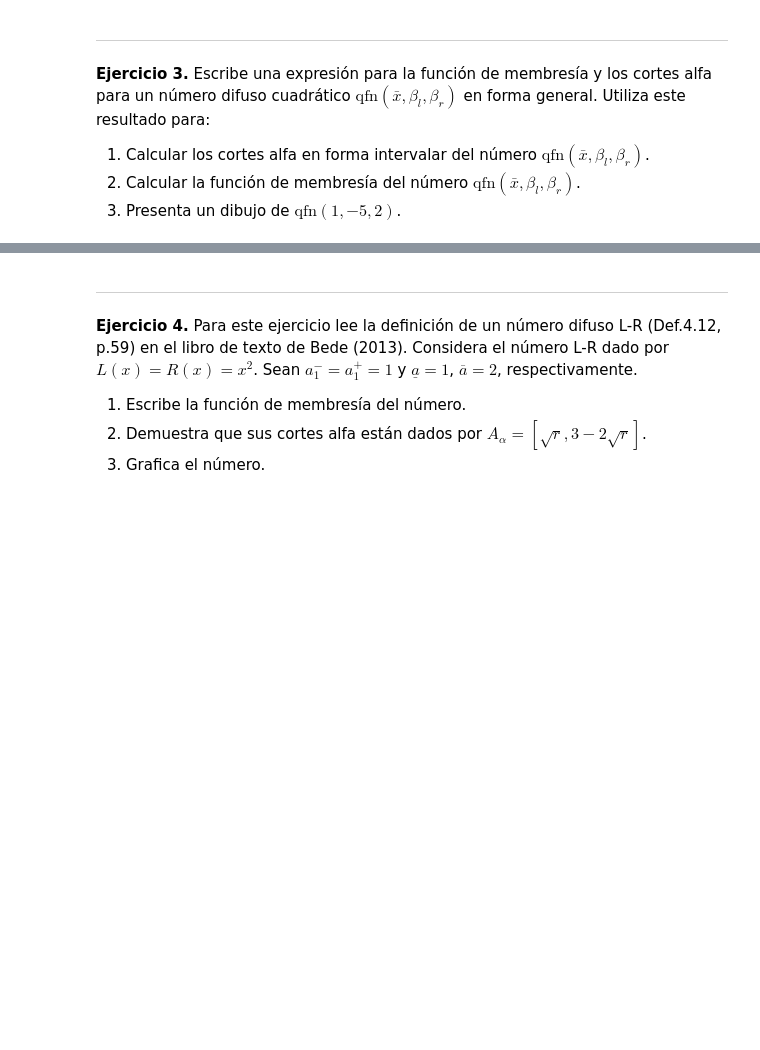
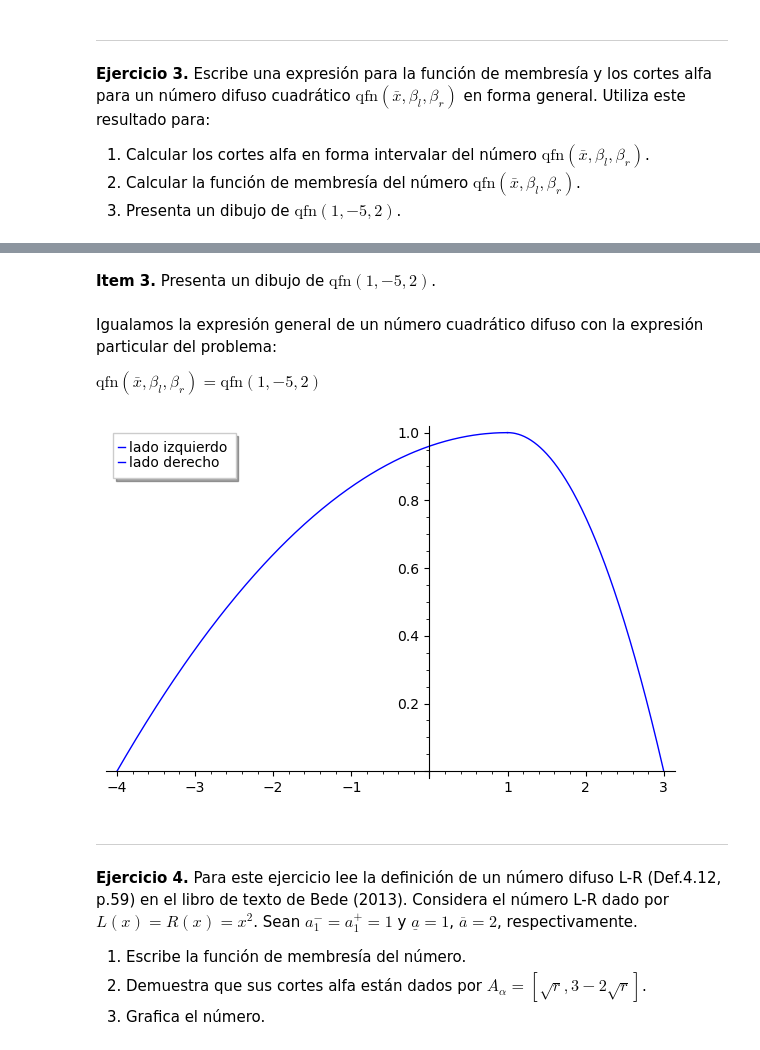
Before and after one commit to KeithMaxwell20/Notebook-Aplicada, a Jupyter notebook: ejercitario2.ipynb, the cells around one changed output, grey strips where cells are left out. Saved outputs shown, nothing was run; the diff lists cells and outputs as text; code cells hidden in the pictures; blank space fills up the shorter version.

```diff
--- a/ejercitario2.ipynb
+++ b/ejercitario2.ipynb
@@ -130,5 +225,7 @@ $$
 # %% [markdown]
 **Item 4**. Dibuja $A$ y $A^2$ en una misma gráfica para compararlos.
+# %%
+x,y=SR.var('x,y')
 # %% [markdown]
 ---
 **Ejercicio 3.** Escribe una expresión para la función de membresía y los cortes alfa para un número difuso cuadrático $\text{qfn}(\bar x,\beta_l,\beta_r)$ en forma general. Utiliza este resultado para:
@@ -139,3 +267,18 @@ $$
+# %% [markdown]
+
+**Item 3.** Presenta un dibujo de $\text{qfn}(1,-5,2)$.
+# %% [markdown]
+Igualamos la expresión general de un número cuadrático difuso con la expresión particular del problema:
+
+$\text{qfn}(\bar x, \beta_l, \beta_r) = \text{qfn}(1,-5,2) $
+# %%
+# Funciones de A(x) que no son iguales a 0
+f1(x)=1-((x-1)**2)/(-5)**2
+f2(x)=1-((x-1)**2)/(2)**2
+
+plot(f1, (x, -4, 1), legend_label='lado izquierdo') + plot(f2, (x, 1, 3), legend_label='lado derecho')
+# %% [output]
+[figure, added]
 # %% [markdown]
 ---
 **Ejercicio 4.** Para este ejercicio lee la definición de un número difuso L-R (Def.4.12, p.59) en el libro de texto de Bede (2013). Considera el número L-R dado por $L(x)=R(x)=x^2$. Sean $a_1^-=a_1^+=1$ y $\underline{a}=1$, $\overline{a}=2$, respectivamente.
```
Also changed, not shown: parts of 33 cells of this notebook.
